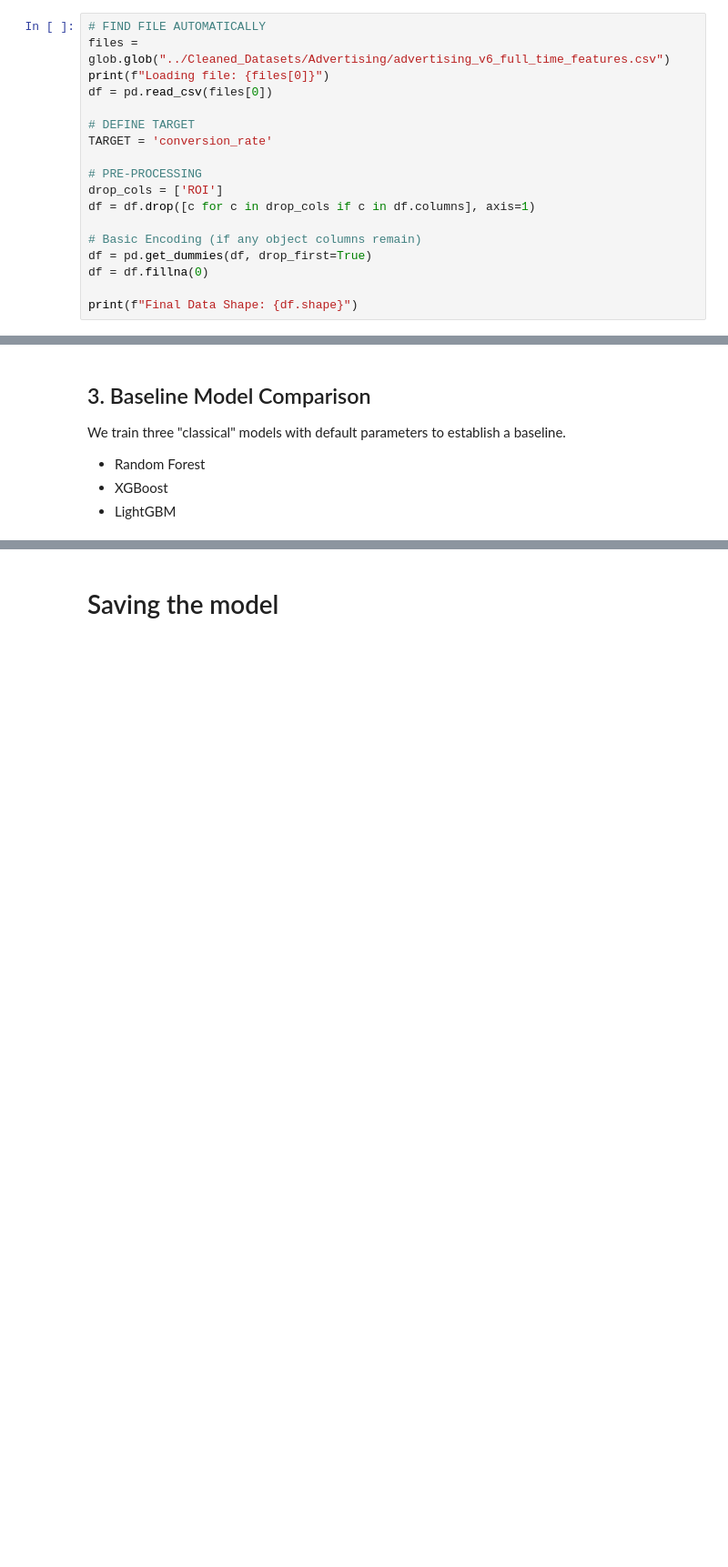
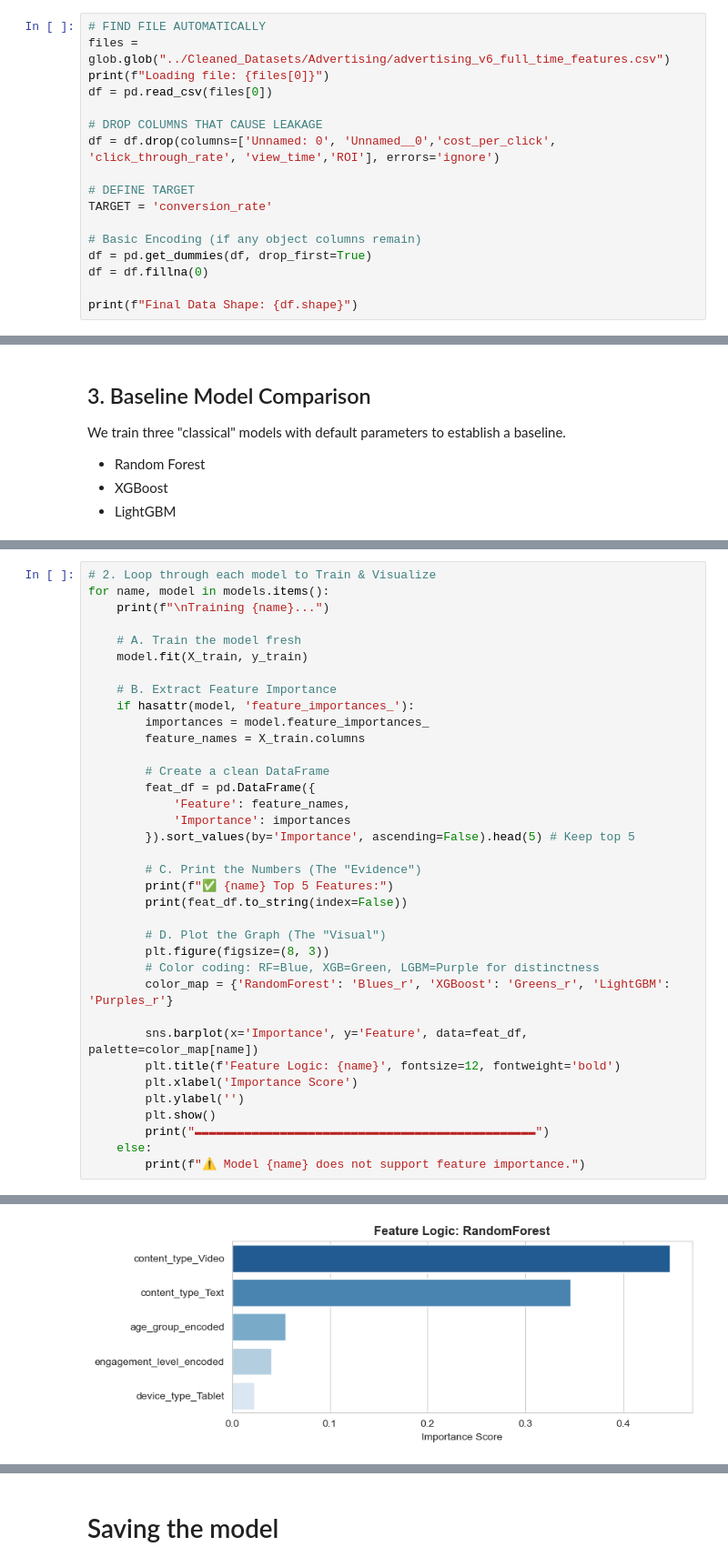
Before and after one commit to 1220823/Viralytics-Desafio-2, a Jupyter notebook: src/train_user_model.ipynb, the cells around one changed output, grey strips where cells are left out. Shown at 91% size. Cells and saved outputs as stored; diff of their text form; blank space fills up the shorter version.

```diff
--- a/src/train_user_model.ipynb
+++ b/src/train_user_model.ipynb
@@ -35,12 +36,11 @@ files = glob.glob("../Cleaned_Datasets/Advertising/advertising_v6_full_time_feat
 print(f"Loading file: {files[0]}")
 df = pd.read_csv(files[0])
 
+# DROP COLUMNS THAT CAUSE LEAKAGE
+df = df.drop(columns=['Unnamed: 0', 'Unnamed__0','cost_per_click', 'click_through_rate', 'view_time','ROI'], errors='ignore')
+
 # DEFINE TARGET
 TARGET = 'conversion_rate'
-
-# PRE-PROCESSING
-drop_cols = ['ROI']
-df = df.drop([c for c in drop_cols if c in df.columns], axis=1)
 
 # Basic Encoding (if any object columns remain)
 df = pd.get_dummies(df, drop_first=True)
@@ -213,0 +210,37 @@ LightGBM        | 0.7290     | 0.8807     | 0.1517     | 0.6631
+# %%
+# 2. Loop through each model to Train & Visualize
+for name, model in models.items():
+    print(f"\nTraining {name}...")
+
+    # A. Train the model fresh
+    model.fit(X_train, y_train)
+
+    # B. Extract Feature Importance
+    if hasattr(model, 'feature_importances_'):
+        importances = model.feature_importances_
+        feature_names = X_train.columns
+
+        # Create a clean DataFrame
+        feat_df = pd.DataFrame({
+            'Feature': feature_names,
+            'Importance': importances
+        }).sort_values(by='Importance', ascending=False).head(5) # Keep top 5
+
+        # C. Print the Numbers (The "Evidence")
+        print(f"✅ {name} Top 5 Features:")
+        print(feat_df.to_string(index=False))
+
+        # D. Plot the Graph (The "Visual")
+        plt.figure(figsize=(8, 3))
+        # Color coding: RF=Blue, XGB=Green, LGBM=Purple for distinctness
+        color_map = {'RandomForest': 'Blues_r', 'XGBoost': 'Greens_r', 'LightGBM': 'Purples_r'}
+
+        sns.barplot(x='Importance', y='Feature', data=feat_df, palette=color_map[name])
+        plt.title(f'Feature Logic: {name}', fontsize=12, fontweight='bold')
+        plt.xlabel('Importance Score')
+        plt.ylabel('')
+        plt.show()
+        print("▬▬▬▬▬▬▬▬▬▬▬▬▬▬▬▬▬▬▬▬▬▬▬▬▬▬▬▬▬▬▬▬▬▬▬▬▬▬▬▬▬▬▬▬▬▬▬▬")
+    else:
+        print(f"⚠️ Model {name} does not support feature importance.")
+# %% [output]
@@ -213,0 +258 @@ LightGBM        | 0.7290     | 0.8807     | 0.1517     | 0.6631
+[figure, added]
```
Also changed, not shown: parts of 8 cells of this notebook, 3 other files.
